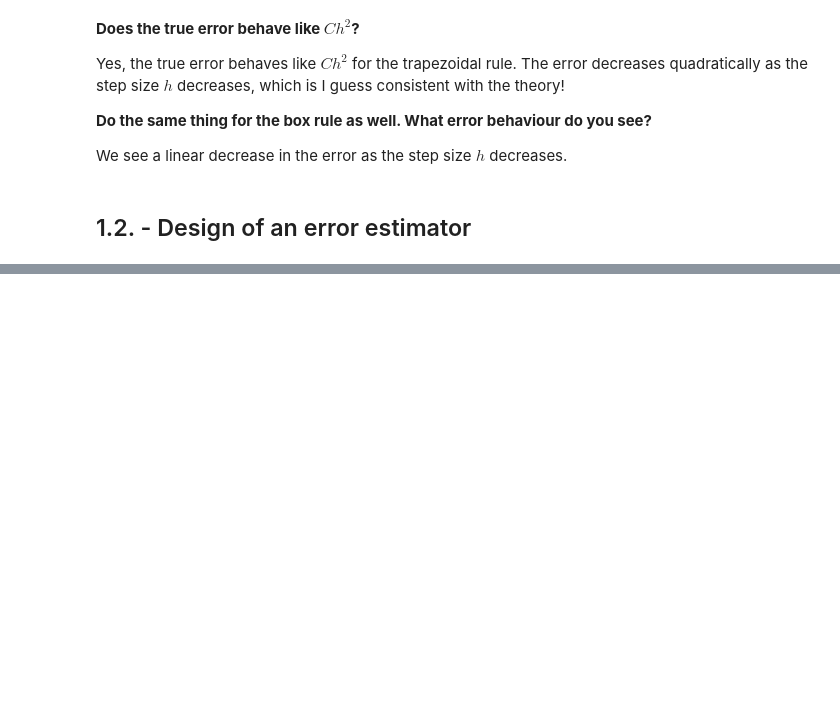
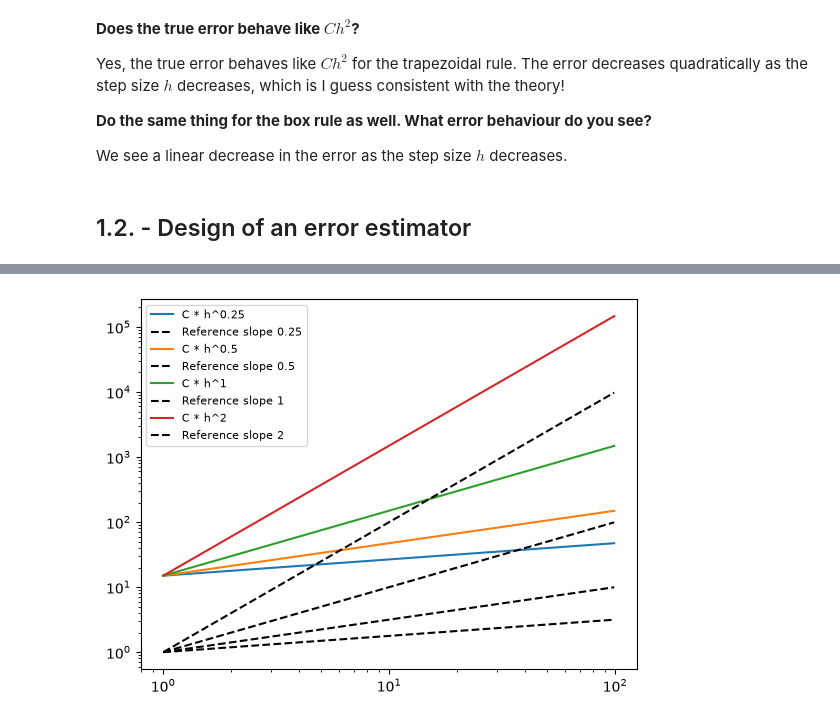
Before and after one commit to NicoReit54/Numerical_Computation, a Jupyter notebook: ex1.ipynb, the cells around one changed output, grey strips where cells are left out. Saved outputs shown, nothing was run; the diff lists cells and outputs as text; code cells hidden in the pictures; blank space fills up the shorter version.

```diff
--- a/ex1.ipynb
+++ b/ex1.ipynb
@@ -115,0 +126,41 @@ plt.show()
+# %%
+def f_1(C: float, h: float, alpha: float) -> float:
+    """
+    Function 1 from 1.3. h -> C * h ** alpha
+        >> Here I expect a straight line in the log-log plot, with slope alpha.
+    """
+    return C * h**alpha
+
+def f_2(C: float, N: float, b: float) -> float:
+    """
+    Function 2 from 1.3. N -> C * exp(-b * N)
+        >> Here I expect a straight line in the semi-logy plot, with slope -b.
+    """
+    return C * np.exp(-b * N)
+
+def f_3(C: float, h: float, b: float) -> float:
+    """
+    Function 3 from 1.3. h -> C * exp(-b / h)
+        >> Here you can see that ln f is not linear in h or in ln h, but in 1/h
+    """
+    return C * np.exp(-b / h)
+
+def f_4(C: float, h: float, b: float) -> float:
+    """
+    Function 4 from 1.3. h -> C * exp(-b / h**2)
+        >> So this is similar to f_3, but now the slope is -b in 1/h**2, so we expect a straight line in the semi-logy plot of f against 1/h**2.
+    """
+    return C * np.exp(-b / h**2)
+# %%
+h = np.arange(1, 100)
+for i in [0.25, 0.5, 1, 2]:
+    plt.loglog(h, f_1(15, h, i), label=f"C * h^{i}")
+
+    # plotting the slope which is essentially just based on the alpha...
+    # taking the log of both sides gives us log(f) = log(C) + alpha * log(h), so the slope is alpha.
+    plt.loglog(h, h**i, "k--", label=f"Reference slope {i}")
+
+plt.legend(fontsize=8)
+plt.show()
+# %% [output]
+[figure, added]
```
Also changed, not shown: parts of 6 cells of this notebook.
